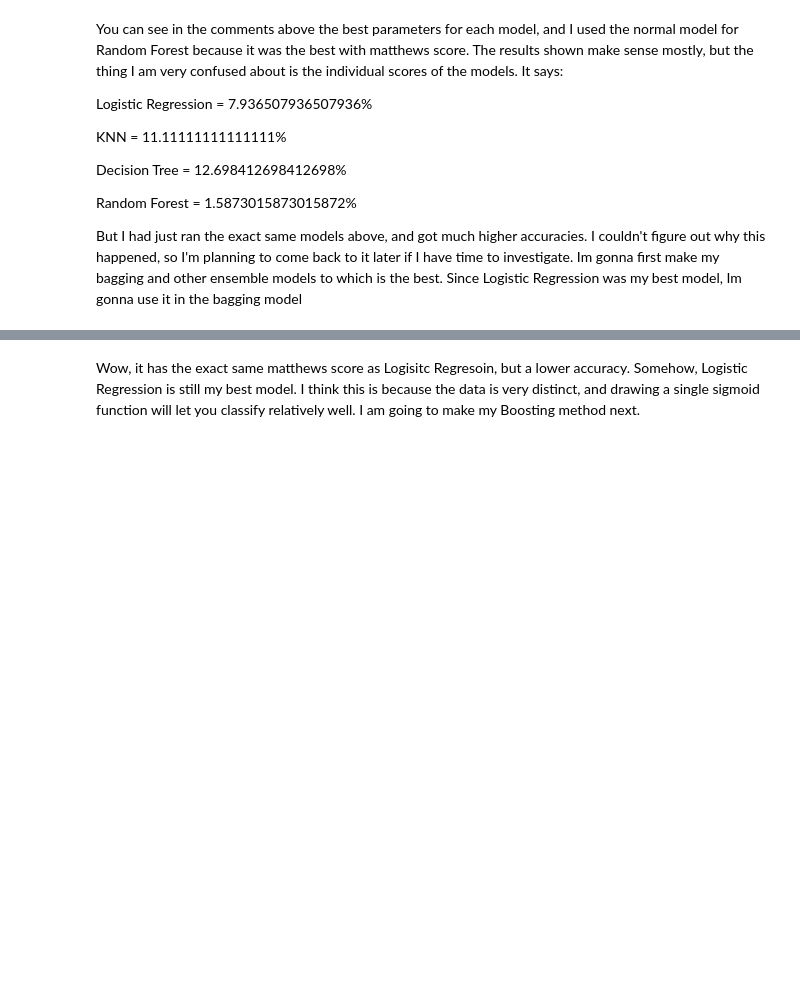
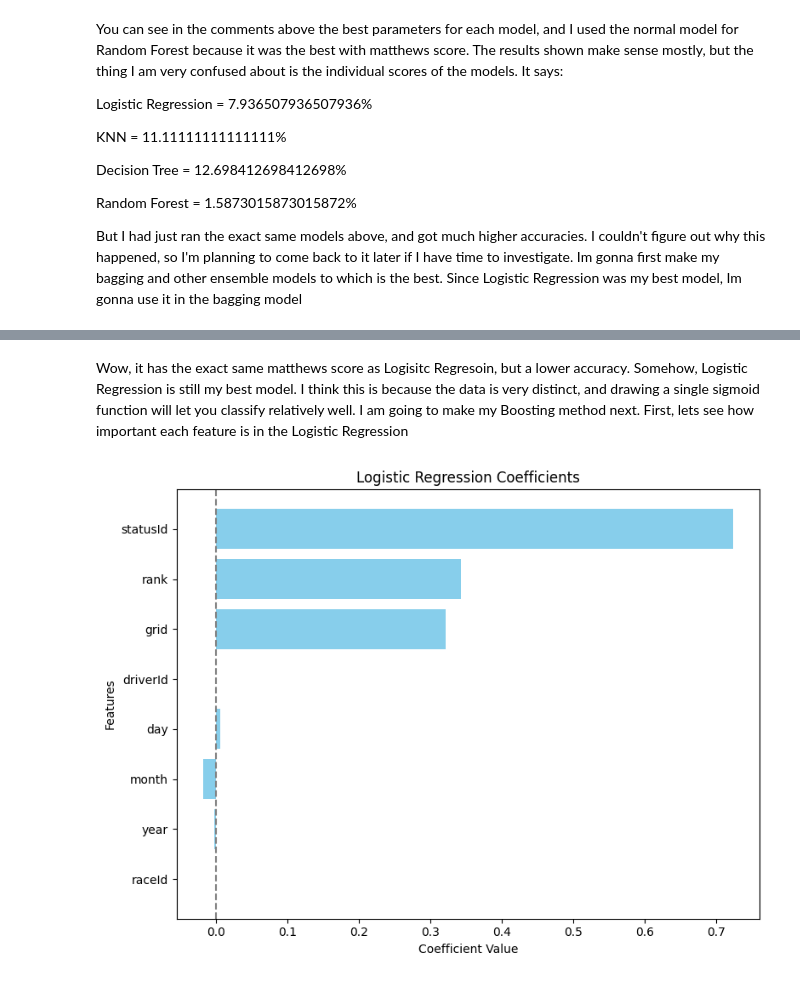
Before and after one commit to agupta7654/ml, a Jupyter notebook: Report-02.ipynb, the cells around one changed output, grey strips where cells are left out. Drawn from its saved outputs; the diff is of its cells as text; code cells hidden in the pictures; blank space fills up the shorter version.

```diff
--- a/Report-02.ipynb
+++ b/Report-02.ipynb
@@ -821,4 +831,22 @@ Average Cross-Validation Score: 76.59%
 Matthews Correlation Coefficient: 64.98%
 [figure]
 # %% [markdown]
-Wow, it has the exact same matthews score as Logisitc Regresoin, but a lower accuracy. Somehow, Logistic Regression is still my best model. I think this is because the data is very distinct, and drawing a single sigmoid function will let you classify relatively well. I am going to make my Boosting method next.
+Wow, it has the exact same matthews score as Logisitc Regresoin, but a lower accuracy. Somehow, Logistic Regression is still my best model. I think this is because the data is very distinct, and drawing a single sigmoid function will let you classify relatively well. I am going to make my Boosting method next. First, lets see how important each feature is in the Logistic Regression
+# %%
+lr = LogisticRegression(C = 100, class_weight='balanced', penalty='l2', solver='lbfgs')
+lr.fit(X_train, y_train)
+
+feature_names = X.columns
+coefficients = lr.coef_[0]
+
+# Plot Coefficients
+plt.figure(figsize=(8, 6))
+plt.barh(feature_names, coefficients, color='skyblue')
+plt.xlabel("Coefficient Value")
+plt.ylabel("Features")
+plt.title("Logistic Regression Coefficients")
+plt.axvline(0, color='grey', linestyle='--')  # Vertical line at zero for reference
+plt.tight_layout()
+plt.show()
+# %% [output]
+[figure, added]
```
Also changed, not shown: parts of 25 cells of this notebook, 1 other file.
